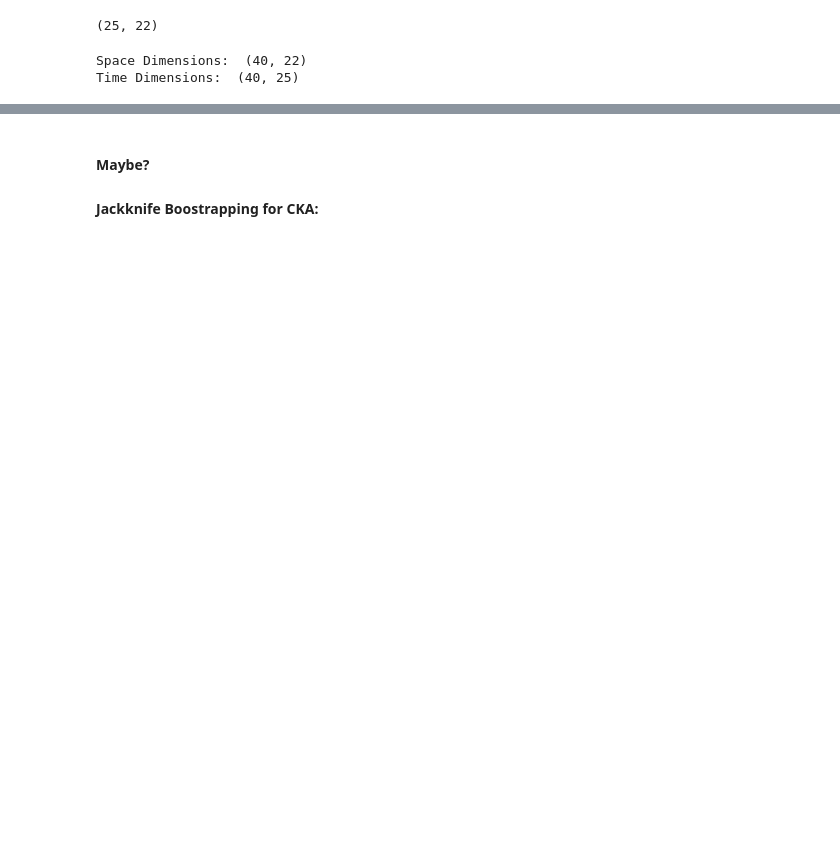
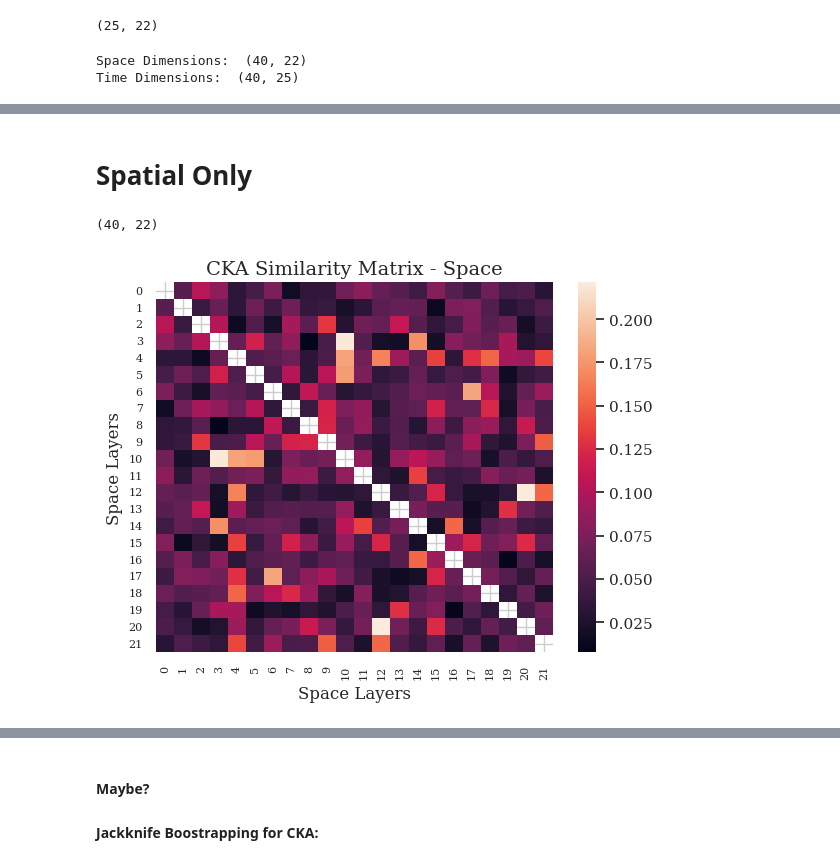
Before and after one commit to andersm11/Thesis_Rep_similarity, a Jupyter notebook: EEG_ShallowFBCSPNet.ipynb, the cells around one changed output, grey strips where cells are left out. Cells and saved outputs as stored; diff of their text form; code cells hidden in the pictures; blank space fills up the shorter version.

```diff
--- a/EEG_ShallowFBCSPNet.ipynb
+++ b/EEG_ShallowFBCSPNet.ipynb
@@ -461,0 +530,50 @@ Standard Deviation:  0.03557604616637716
+# %% [markdown]
+# Spatial Only
+# %%
+subset_space = weights_space[:,0,0,:]
+print(subset_space.shape)
+# %% [output]
+(40, 22)
+# %%
+weights_time_2d = np.squeeze(weights_time)
+#dim_0 = weights_time_2d.shape[0]
+dim_0 = weights_time_2d.shape[1]
+dim_1 = weights_space[:,0,0].shape[1]
+
+
+CKA_similairty_matrix_Space = np.zeros((dim_1,dim_1))
+for i in range(dim_1):
+    for j in range(dim_1):
+
+        weights_time_2d = np.squeeze(weights_time[:,0,:,0])
+        #V = weights_time_2d[:,i].reshape(-1,1)
+        subset_space = weights_space[:,0,0,:]
+        space_weights_2d = np.squeeze(subset_space)
+        #print(space_weights_2d.shape)
+        W = space_weights_2d[:,j].reshape(-1,1)
+        V = space_weights_2d[:,i].reshape(-1,1)
+        K = np.matmul(V,V.T)
+        L = np.matmul(W,W.T)
+        #print(K.shape)
+        #print(L.shape)
+
+        HSIC_K_K = HSIC.hsic_gam(K,K)
+        HSIC_K_L = HSIC.hsic_gam(K,L)
+        HSIC_L_L = HSIC.hsic_gam(L,L)
+        #print("HSIC_K_K", HSIC_K_K)
+        #print("HSIC_K_L", HSIC_K_L)
+        #print("HSIC_L_L", HSIC_L_L)
+
+        CKA = HSIC_K_L[0]/(math.sqrt(HSIC_K_K[0]*HSIC_L_L[0])) ### Tuple, took [0] since (test-statistic, test-threshold for alpha)
+        CKA_similairty_matrix_Space[i,j] = CKA
+# %%
+np.fill_diagonal(CKA_similairty_matrix_Space, np.nan)
+sns.heatmap(CKA_similairty_matrix_Space)
+plt.title("CKA Similarity Matrix - Space", fontsize= 14)
+plt.ylabel("Space Layers")
+plt.xlabel("Space Layers")
+plt.xticks(fontsize = 8)
+plt.yticks(fontsize = 8)
+plt.show()
+# %% [output]
+[figure, added]
```
Also changed, not shown: parts of 45 cells of this notebook.
